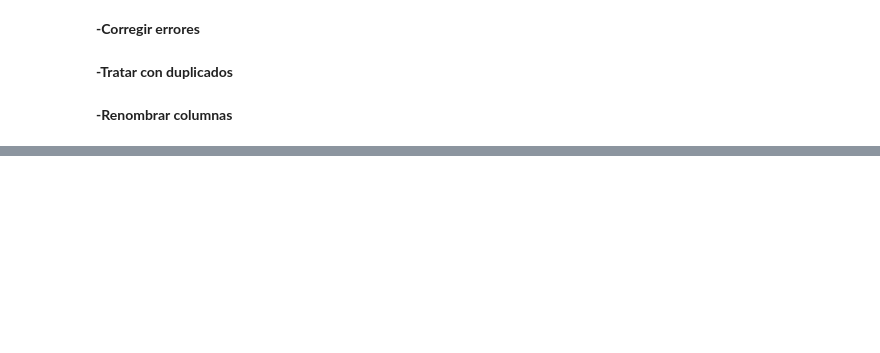
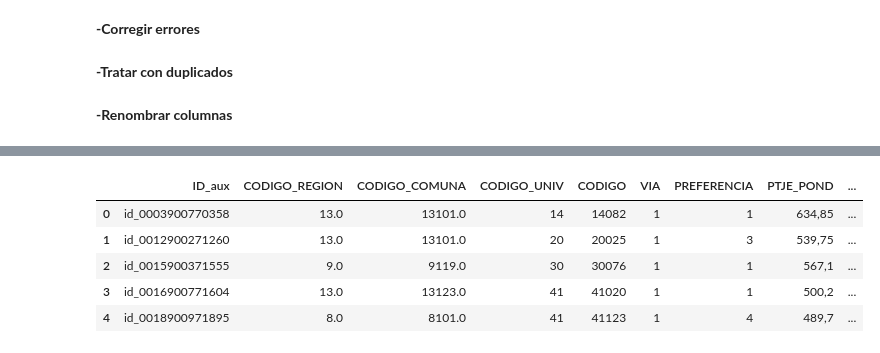
Before and after one commit to Proyecto-IMT-2200/2025-2, a Jupyter notebook: Borrador_Proyecto.ipynb, the cells around one changed output, grey strips where cells are left out. Saved outputs shown, nothing was run; the diff lists cells and outputs as text; code cells hidden in the pictures; blank space fills up the shorter version.

```diff
--- a/Borrador_Proyecto.ipynb
+++ b/Borrador_Proyecto.ipynb
@@ -161,0 +166,12 @@ adm[8].head()
+# %%
+comuna = []
+for num in range(2004, 2026):
+    num = str(num)
+    ruta = Path(f"raw_data/{num}")
+    exel = ruta.glob("**/*.xlsx")
+    for i in exel:
+        if i.name == f"Libro_CódigosADM{num}_ArchivoC.xlsx" or  i.name == f"Libro_CódigosADM{num} _ArchivoC.xlsx":
+            #el or es por un error en como se llama el archivo en 2019
+            comuna.append(pd.read_excel(i, sheet_name="Anexo - ComunasRegiones"))
+print(len(comuna))
+print(len(adm))
@@ -161,0 +192,16 @@ adm[8].head()
+# %%
+datos_egresado = []   # adm> lista con  df admision por years
+
+#archivos de admision estan en  ArchivoC_Adm20xx
+print("Iniciando lectura ... \n \n")
+for num in range(2018 ,2026):
+    ruta = Path(f"raw_data/{num}")
+    csv = ruta.glob(f"**/ArchivoMatr_Adm{num}*.csv")
+
+    for archivo in csv:
+        print(archivo)
+        datos_egresado.append(pd.read_csv(archivo , sep = ";" , low_memory=False))
+if len(datos_egresado) == 8:
+    print("\n\nLectura correcta matricula 2018-2025")
+else:
+    print("\n\n Error en la lectura de datos, faltan archivos/mala lectura")
@@ -161,0 +223,8 @@ adm[8].head()
+# %%
+datos_adm = adm[14:len(adm)]
+
+columna = ['ID_aux', 'CODIGO_REGION', 'CODIGO_COMUNA']
+for df in range(len(datos_adm)):
+    datos_adm[df] = datos_adm[df][columna]
+
+datos_adm[1].head()
@@ -161,0 +238,13 @@ adm[8].head()
+# %%
+datos_final = []
+for i in range((len(datos_adm))):
+    datos_final.append(pd.merge(datos_adm[i] , datos_egresado[i], on = 'ID_aux', how='inner'))
+
+datos_final[1].head()
+# %% [output]
+|  | ID_aux | CODIGO_REGION | CODIGO_COMUNA | CODIGO_UNIV | CODIGO | VIA | PREFERENCIA | PTJE_POND | ... |
+| 0 | id_0003900770358 | 13.0 | 13101.0 | 14 | 14082 | 1 | 1 | 634,85 | ... |
+| 1 | id_0012900271260 | 13.0 | 13101.0 | 20 | 20025 | 1 | 3 | 539,75 | ... |
+| 2 | id_0015900371555 | 9.0 | 9119.0 | 30 | 30076 | 1 | 1 | 567,1 | ... |
+| 3 | id_0016900771604 | 13.0 | 13123.0 | 41 | 41020 | 1 | 1 | 500,2 | ... |
+| 4 | id_0018900971895 | 8.0 | 8101.0 | 41 | 41123 | 1 | 4 | 489,7 | ... |
```
Also changed, not shown: parts of 16 cells of this notebook.
